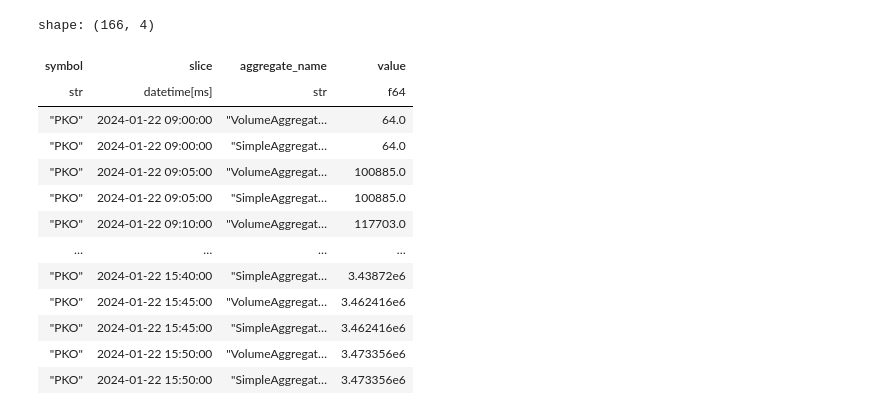
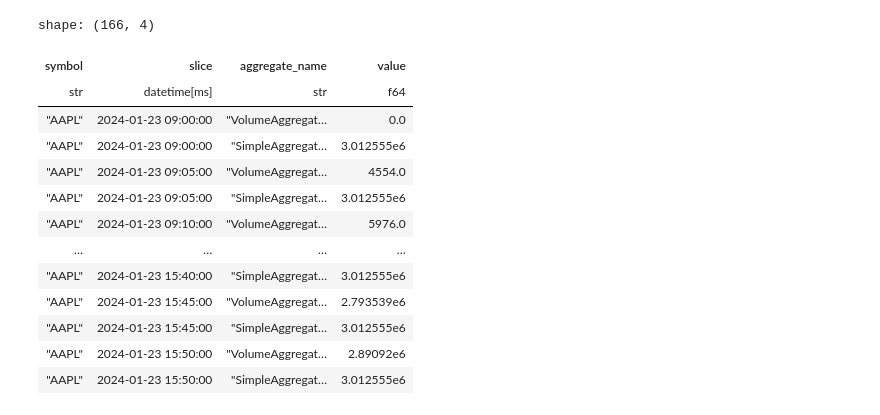
Before and after one commit to mateuszkapka/marketdata, a Jupyter notebook: python/rust-integration.ipynb, the cells around one changed output. Cells and saved outputs as stored; diff of their text form; code cells hidden in the pictures.

```diff
--- a/python/rust-integration.ipynb
+++ b/python/rust-integration.ipynb
@@ -1,25 +1,25 @@
 # %%
 # import IPython
 # IPython.Application.instance().kernel.do_shutdown(True) #automatically restarts kernel
 
 import python
 import polars as pl
 
 #df: pl.DataFrame = python.compute_aggregates("WSE", symbol="PKO")
-df: pl.DataFrame = python.compute_aggregates("WSE", symbol="PKO", aggregates="Volume,Test")
+df: pl.DataFrame = python.compute_aggregates("NASDAQ", symbol="AAPL", aggregates="Volume,Test")
 df
 # %% [output]
 shape: (166, 4)
 | symbol | slice | aggregate_name | value |
 | str | datetime[ms] | str | f64 |
-| "PKO" | 2024-01-22 09:00:00 | "VolumeAggregat… | 64.0 |
-| "PKO" | 2024-01-22 09:00:00 | "SimpleAggregat… | 64.0 |
-| "PKO" | 2024-01-22 09:05:00 | "VolumeAggregat… | 100885.0 |
-| "PKO" | 2024-01-22 09:05:00 | "SimpleAggregat… | 100885.0 |
-| "PKO" | 2024-01-22 09:10:00 | "VolumeAggregat… | 117703.0 |
+| "AAPL" | 2024-01-23 09:00:00 | "VolumeAggregat… | 0.0 |
+| "AAPL" | 2024-01-23 09:00:00 | "SimpleAggregat… | 3.012555e6 |
+| "AAPL" | 2024-01-23 09:05:00 | "VolumeAggregat… | 4554.0 |
+| "AAPL" | 2024-01-23 09:05:00 | "SimpleAggregat… | 3.012555e6 |
+| "AAPL" | 2024-01-23 09:10:00 | "VolumeAggregat… | 5976.0 |
 | … | … | … | … |
-| "PKO" | 2024-01-22 15:40:00 | "SimpleAggregat… | 3.43872e6 |
-| "PKO" | 2024-01-22 15:45:00 | "VolumeAggregat… | 3.462416e6 |
-| "PKO" | 2024-01-22 15:45:00 | "SimpleAggregat… | 3.462416e6 |
-| "PKO" | 2024-01-22 15:50:00 | "VolumeAggregat… | 3.473356e6 |
-| "PKO" | 2024-01-22 15:50:00 | "SimpleAggregat… | 3.473356e6 |
+| "AAPL" | 2024-01-23 15:40:00 | "SimpleAggregat… | 3.012555e6 |
+| "AAPL" | 2024-01-23 15:45:00 | "VolumeAggregat… | 2.793539e6 |
+| "AAPL" | 2024-01-23 15:45:00 | "SimpleAggregat… | 3.012555e6 |
+| "AAPL" | 2024-01-23 15:50:00 | "VolumeAggregat… | 2.89092e6 |
+| "AAPL" | 2024-01-23 15:50:00 | "SimpleAggregat… | 3.012555e6 |
```
Also changed, not shown: 13 other files.
